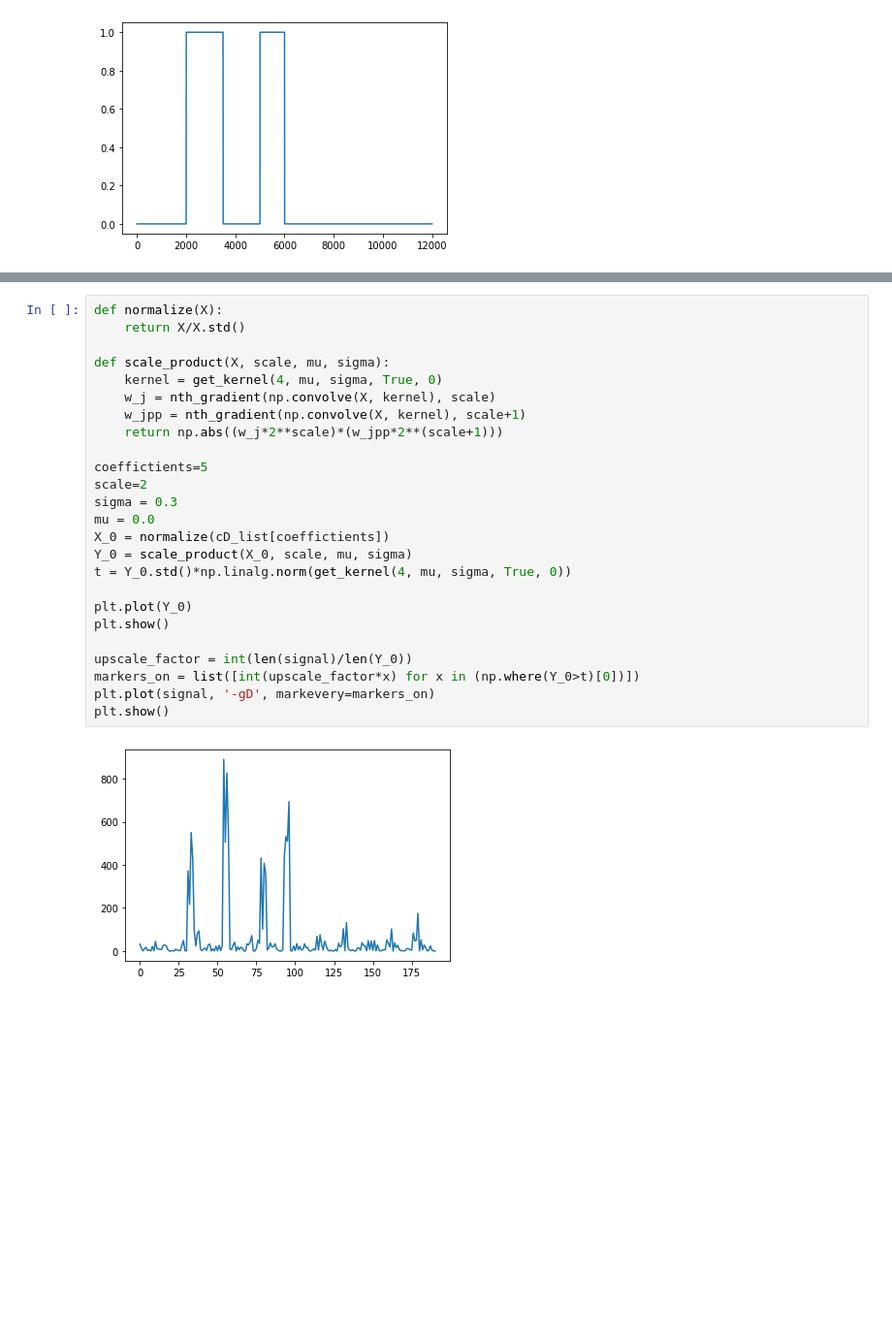
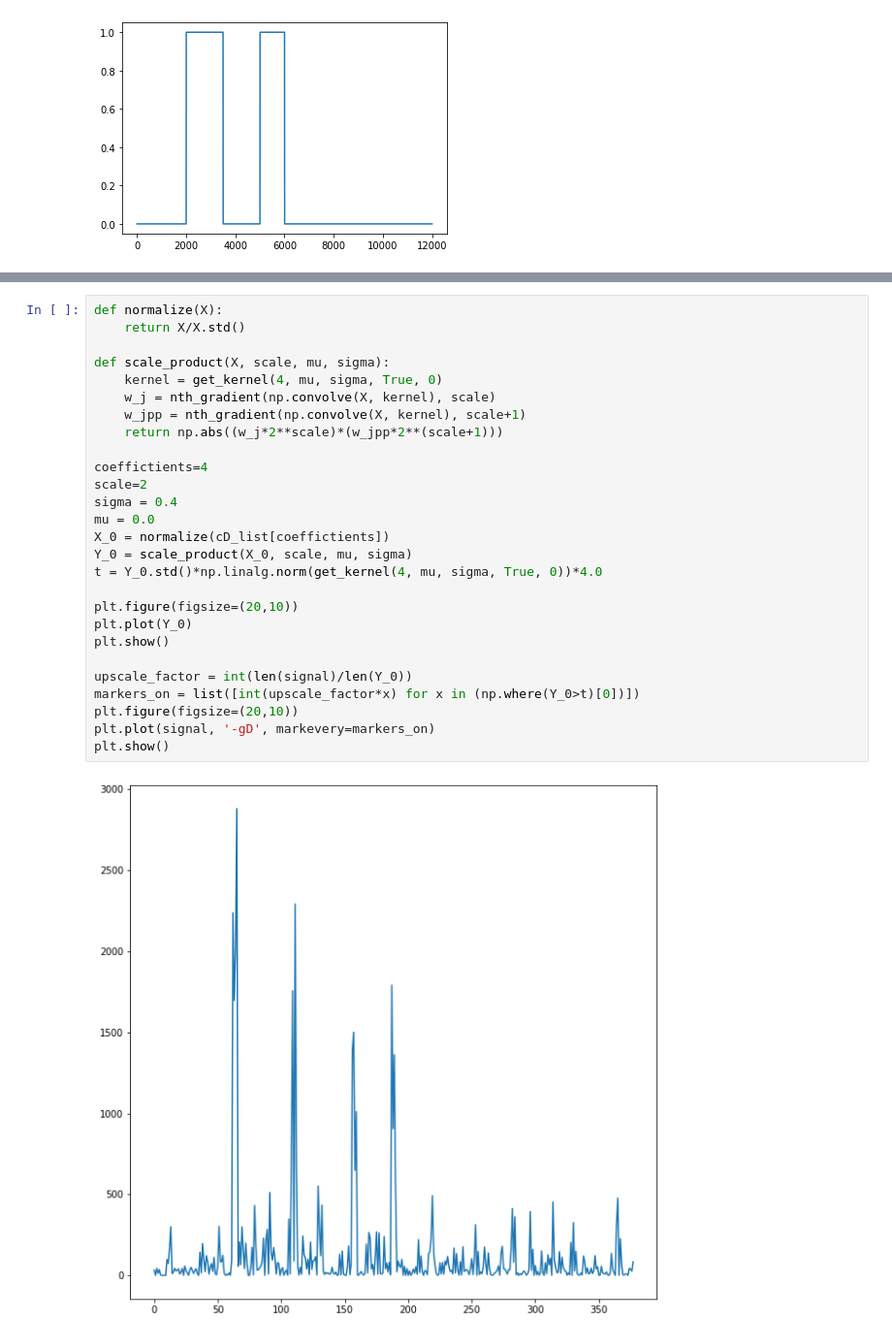
Before and after one commit to lorenz0890/sip_final, a Jupyter notebook: sip_final.ipynb, the cells around one changed output, grey strips where cells are left out. Shown at 97% size. Drawn from its saved outputs; the diff is of its cells as text; blank space fills up the shorter version.

```diff
--- a/sip_final.ipynb
+++ b/sip_final.ipynb
@@ -113,27 +121,29 @@ for i in range(level):
 # %%
 def normalize(X):
     return X/X.std()
 
 def scale_product(X, scale, mu, sigma):
     kernel = get_kernel(4, mu, sigma, True, 0)
     w_j = nth_gradient(np.convolve(X, kernel), scale)
     w_jpp = nth_gradient(np.convolve(X, kernel), scale+1)
     return np.abs((w_j*2**scale)*(w_jpp*2**(scale+1)))
 
-coeffictients=5
+coeffictients=4
 scale=2
-sigma = 0.3
+sigma = 0.4
 mu = 0.0
 X_0 = normalize(cD_list[coeffictients])
 Y_0 = scale_product(X_0, scale, mu, sigma)
-t = Y_0.std()*np.linalg.norm(get_kernel(4, mu, sigma, True, 0))
+t = Y_0.std()*np.linalg.norm(get_kernel(4, mu, sigma, True, 0))*4.0
 
+plt.figure(figsize=(20,10))
 plt.plot(Y_0)
 plt.show()
 
 upscale_factor = int(len(signal)/len(Y_0))
 markers_on = list([int(upscale_factor*x) for x in (np.where(Y_0>t)[0])])
+plt.figure(figsize=(20,10))
 plt.plot(signal, '-gD', markevery=markers_on)
 plt.show()
 # %% [output]
-[figure, old version]
+[figure, new version]
```
Also changed, not shown: parts of 4 cells of this notebook.
